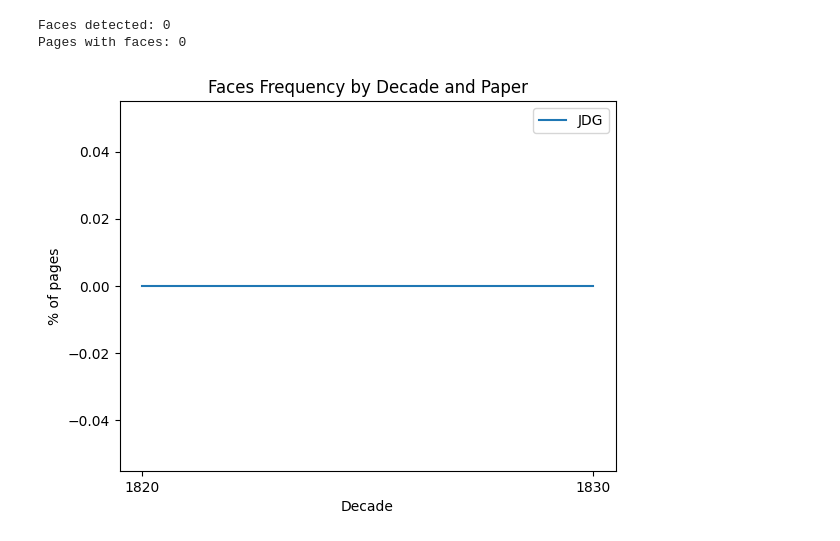
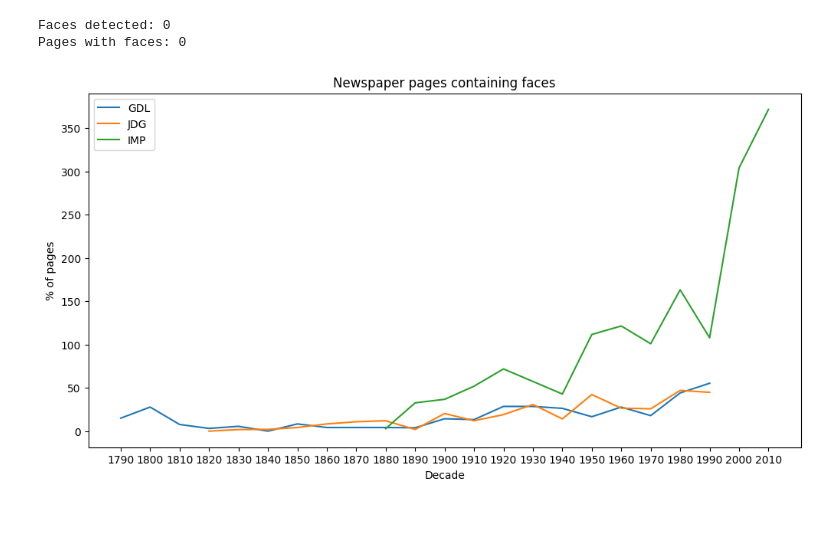
Before and after one commit to peterskousen/cds-vis, a Jupyter notebook: assignments/a4/src/script.ipynb, the cells around one changed output. Drawn from its saved outputs; the diff is of its cells as text; code cells hidden in the pictures.

```diff
--- a/assignments/a4/src/script.ipynb
+++ b/assignments/a4/src/script.ipynb
@@ -75,14 +78,17 @@ grouped_df
 papers = grouped_df['Paper'].unique()
 #grouped_df.to_csv(os.path.join("..","out","data.csv"), index=False)
 # %%
+grouped_df = pd.read_csv(os.path.join("..","out", "data.csv"))
+papers = grouped_df['Paper'].unique()
+plt.figure(figsize=(12, 6))
 for paper in papers:
     paper_df = grouped_df[grouped_df['Paper'] == paper]
     plt.plot(paper_df['Decade'], paper_df['% of pages'], label=paper)
-    plt.xticks(grouped_df['Decade'], grouped_df['Decade'])
+plt.xticks(grouped_df['Decade'].unique(), grouped_df['Decade'].unique())
 plt.xlabel('Decade')
 plt.ylabel('% of pages')
-plt.title('Faces Frequency by Decade and Paper')
+plt.title('Newspaper pages containing faces')
 plt.legend()
 plt.show()
 # %% [output]
-[figure, old version]
+[figure, new version]
```
Also changed, not shown: parts of 4 cells of this notebook, 6 other files.
